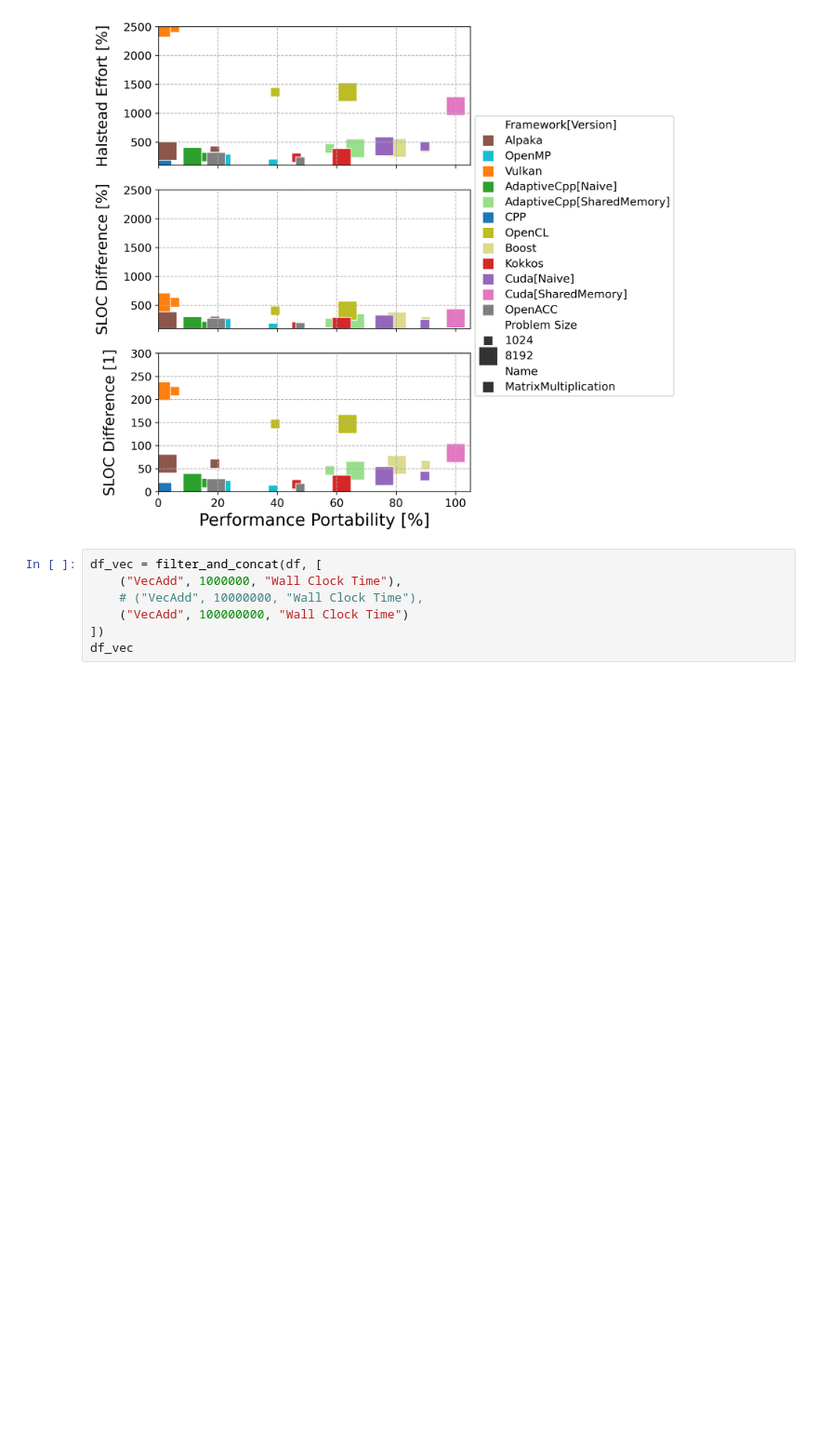
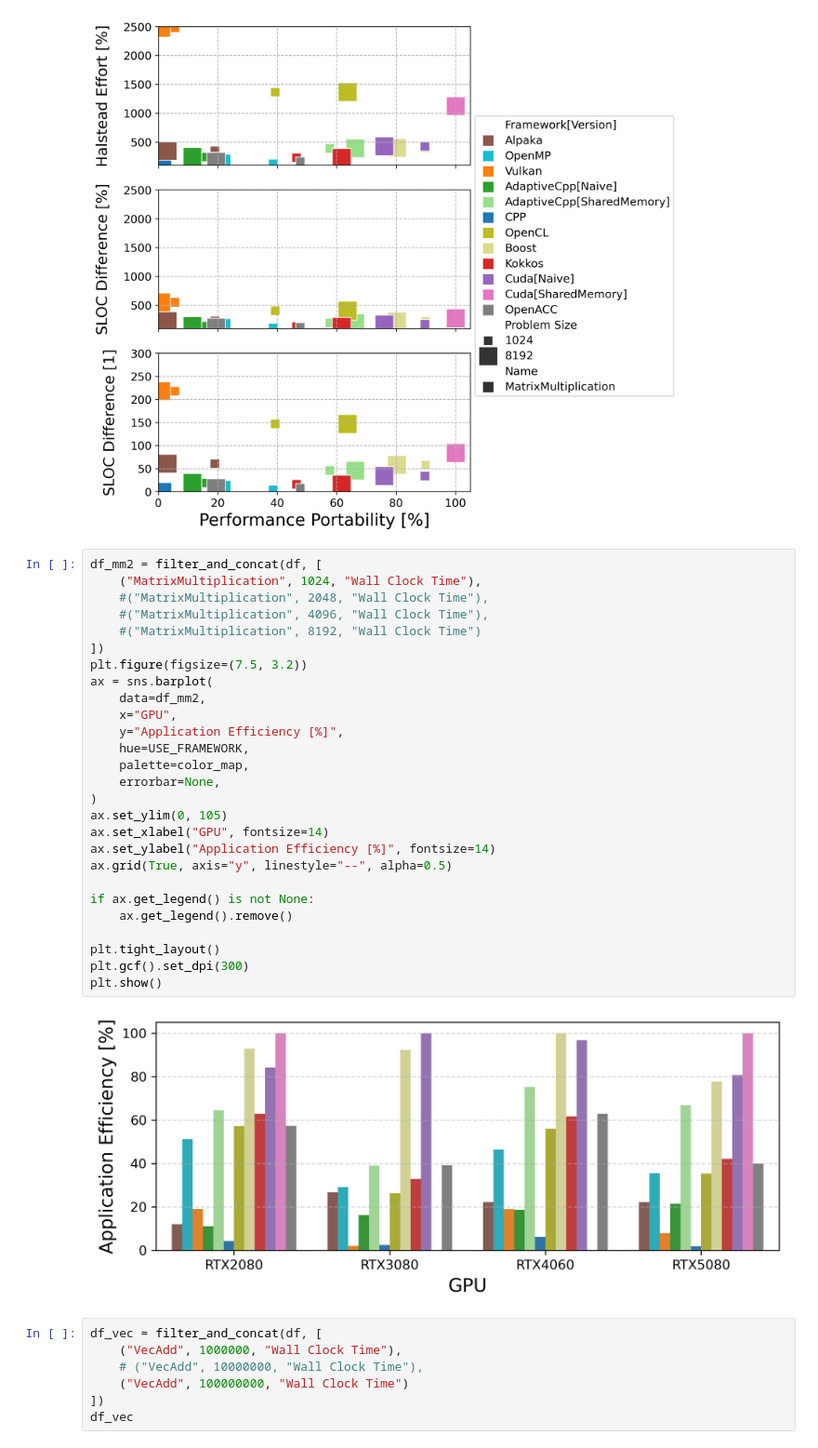
Before and after one commit to schuhmaj/performance-portability-benchmark, a Jupyter notebook: scripts/hpc-asia-2026-poster.ipynb, the cells around one changed output. Shown at 93% size. Saved outputs shown, nothing was run; the diff lists cells and outputs as text; blank space fills up the shorter version.

```diff
--- a/scripts/hpc-asia-2026-poster.ipynb
+++ b/scripts/hpc-asia-2026-poster.ipynb
@@ -436,6 +433,35 @@ markers = ["s"]
 plot(local_df, topic, x_axis, y1_axis, y1_axis_lim, y2_axis, y2_axis_lim, y3_axis, y3_axis_lim, sizes, markers)
 # %% [output]
 [figure]
+# %%
+df_mm2 = filter_and_concat(df, [
+    ("MatrixMultiplication", 1024, "Wall Clock Time"),
+    #("MatrixMultiplication", 2048, "Wall Clock Time"),
+    #("MatrixMultiplication", 4096, "Wall Clock Time"),
+    #("MatrixMultiplication", 8192, "Wall Clock Time")
+])
+plt.figure(figsize=(7.5, 3.2))
+ax = sns.barplot(
+    data=df_mm2,
+    x="GPU",
+    y="Application Efficiency [%]",
+    hue=USE_FRAMEWORK,
+    palette=color_map,
+    errorbar=None,
+)
+ax.set_ylim(0, 105)
+ax.set_xlabel("GPU", fontsize=14)
+ax.set_ylabel("Application Efficiency [%]", fontsize=14)
+ax.grid(True, axis="y", linestyle="--", alpha=0.5)
+
+if ax.get_legend() is not None:
+    ax.get_legend().remove()
+
+plt.tight_layout()
+plt.gcf().set_dpi(300)
+plt.show()
+# %% [output]
+[figure, added]
 # %%
 df_vec = filter_and_concat(df, [
     ("VecAdd", 1000000, "Wall Clock Time"),
```
Also changed, not shown: parts of 1 cell of this notebook.
